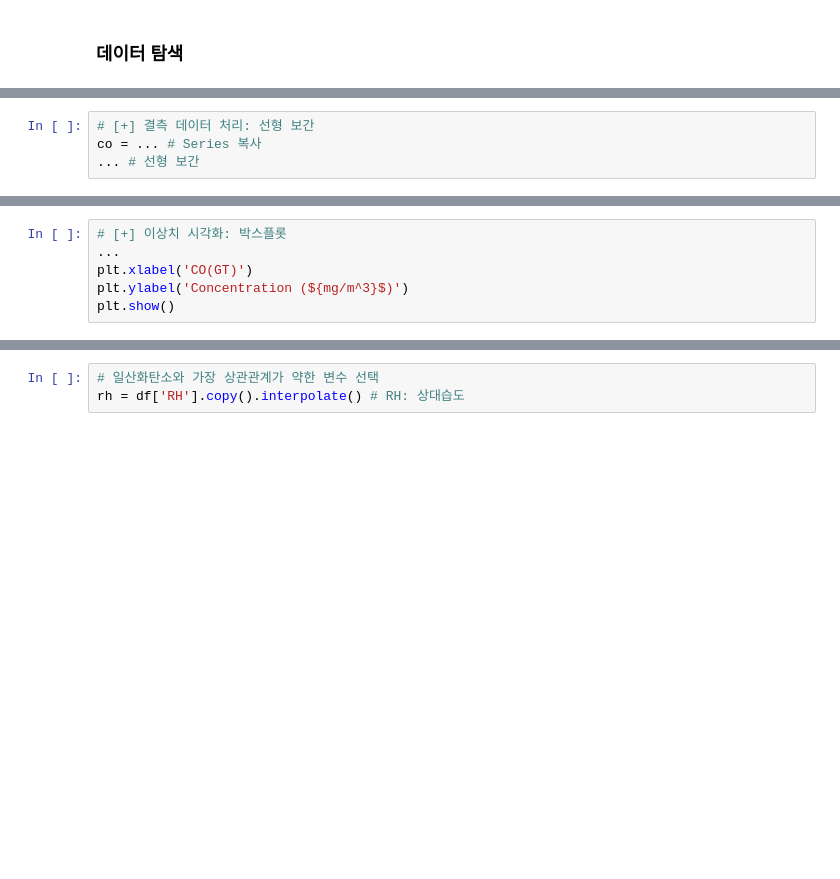
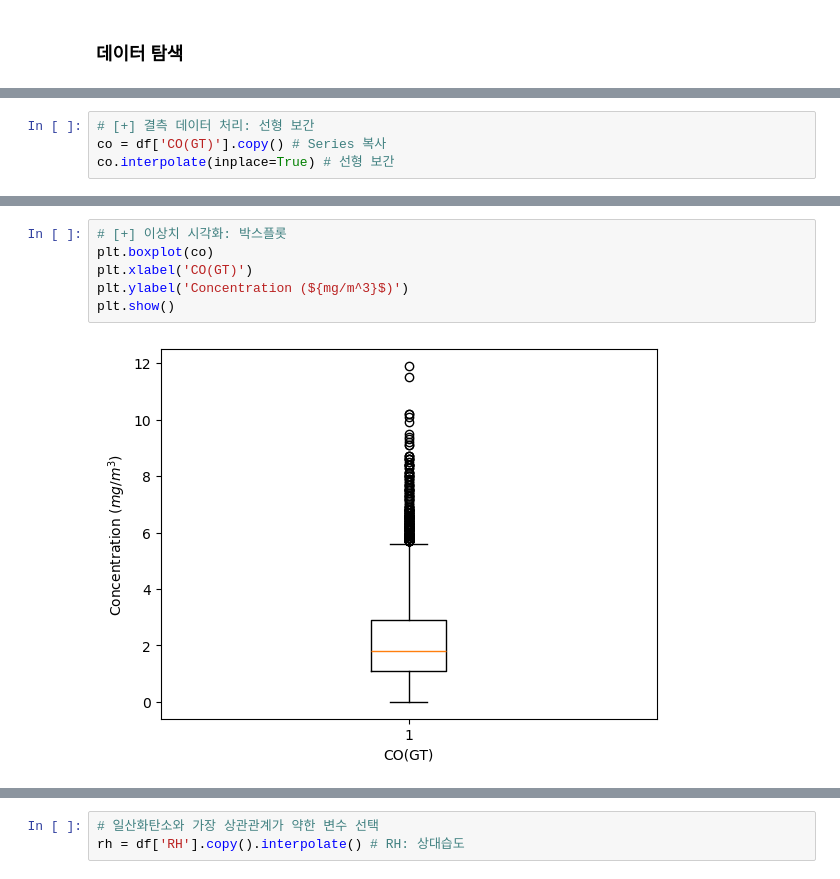
Before and after one commit to hyunssii/sh320-data-engineering, a Jupyter notebook: data_engineering/ex13_outlier_detection.ipynb, the cells around one changed output, grey strips where cells are left out. Cells and saved outputs as stored; diff of their text form; blank space fills up the shorter version.

```diff
--- a/data_engineering/ex13_outlier_detection.ipynb
+++ b/data_engineering/ex13_outlier_detection.ipynb
@@ -32,7 +43,7 @@ df.head()
 # %%
 # [+] 결측 데이터 처리: 선형 보간
-co = ... # Series 복사
-... # 선형 보간
+co = df['CO(GT)'].copy() # Series 복사
+co.interpolate(inplace=True) # 선형 보간
 # %%
 # 결측치 처리 결과 시각화
 plt.plot(df['CO(GT)'], label='original', zorder=2)
@@ -42,8 +55,10 @@ plt.show()
 # %%
 # [+] 이상치 시각화: 박스플롯
-...
+plt.boxplot(co)
 plt.xlabel('CO(GT)')
 plt.ylabel('Concentration (${mg/m^3}$)')
 plt.show()
+# %% [output]
+[figure, added]
 # %%
 # [+] 변수 간 상관관계 측정
```
Also changed, not shown: parts of 21 cells of this notebook, 1 other file.
